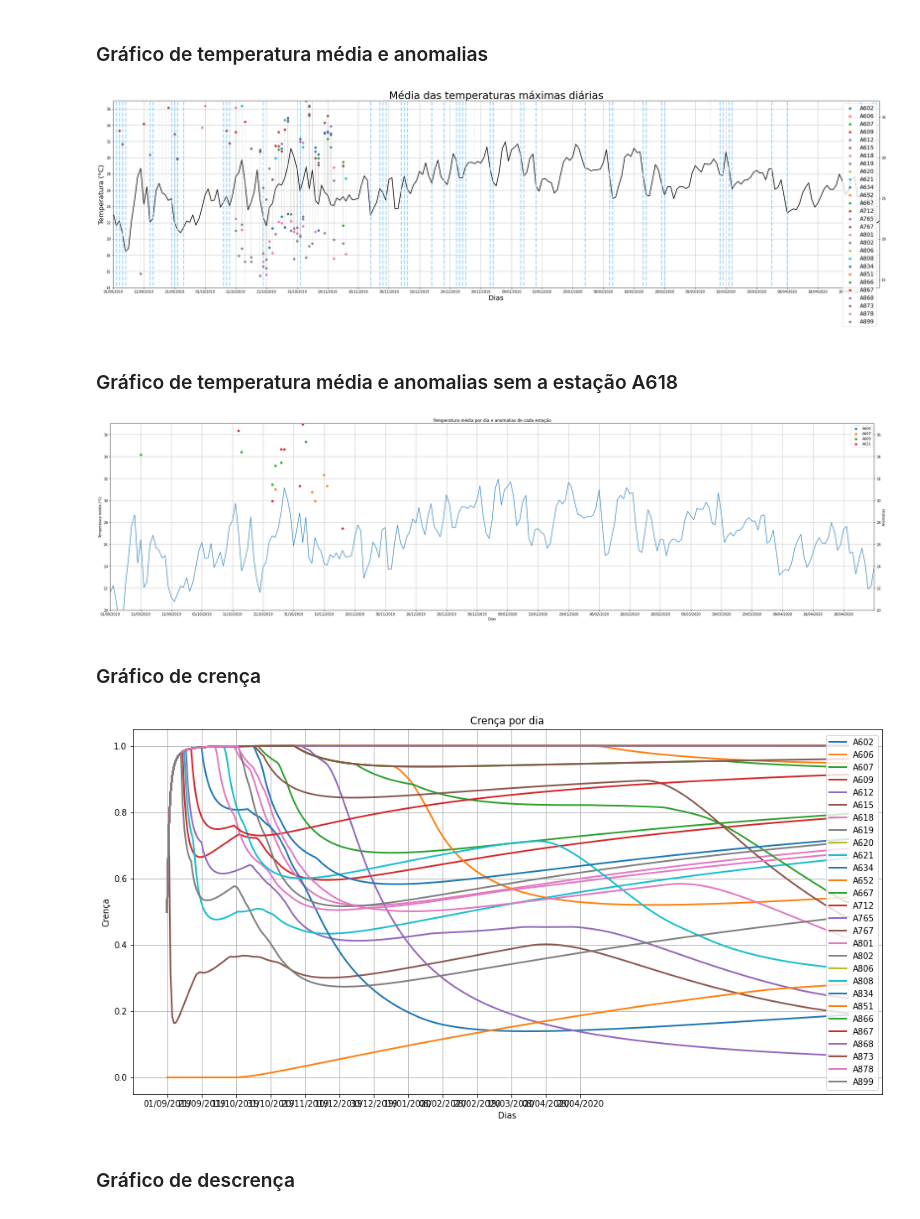
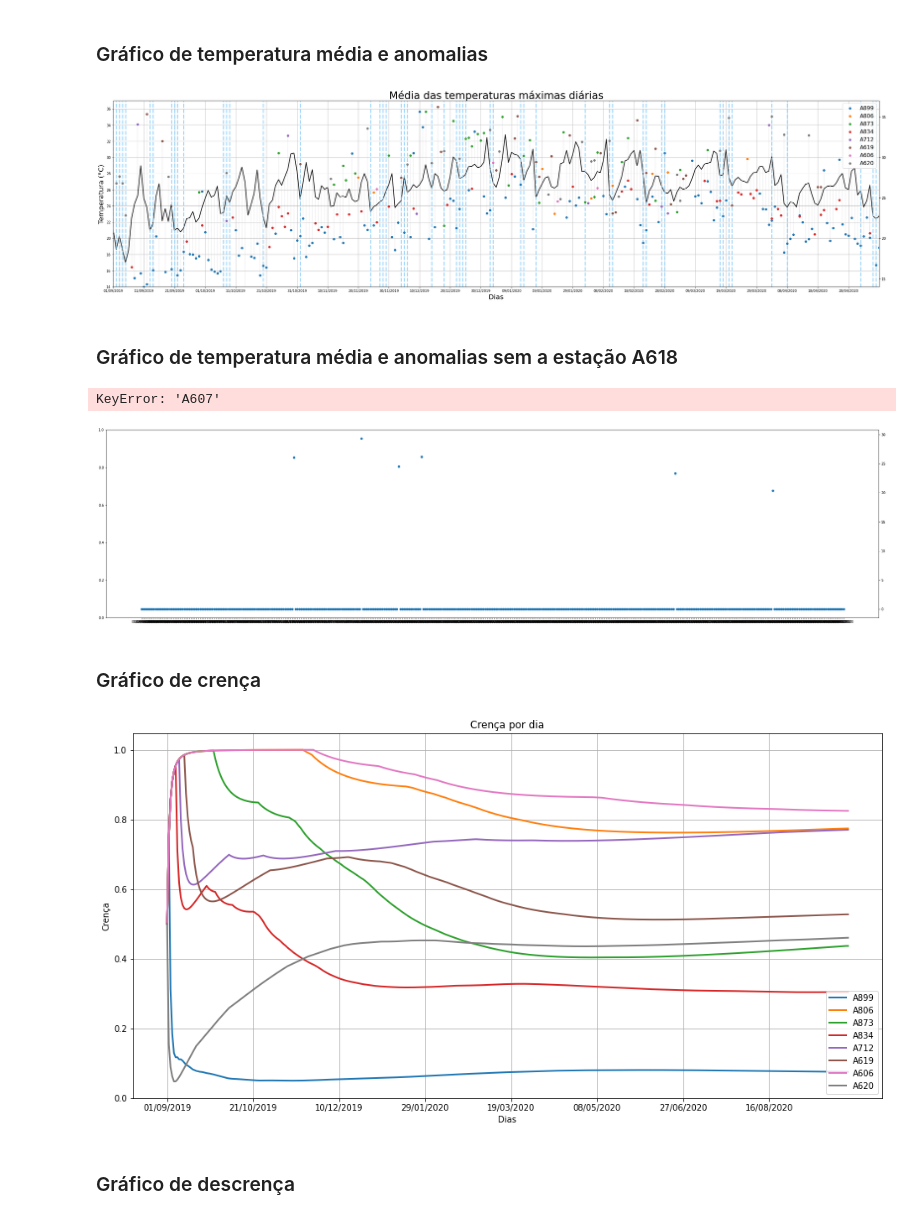
Before and after one commit to asalunai/IoT-trabalho, a Jupyter notebook: graficos - novas estacoes (um so receptor).ipynb, the cells around one changed output. Drawn from its saved outputs; the diff is of its cells as text; code cells hidden in the pictures.

```diff
--- a/graficos - novas estacoes (um so receptor).ipynb
+++ b/graficos - novas estacoes (um so receptor).ipynb
@@ -4,34 +4,7 @@ import pandas as pd
 import numpy as np
 from datetime import datetime, timedelta
 
-labels = ("A602",
-        "A606",
-        "A607",
-        "A609",
-        "A612",
-        "A615",
-        "A618",
-        "A619",
-        "A620",
-        "A621",
-        "A634",
-        "A652",
-        "A667",
-        "A712",
-        "A765",
-        "A767",
-        "A801",
-        "A802",
-        "A806",
-        "A808",
-        "A834",
-        "A851",
-        "A866",
-        "A867",
-        "A868",
-        "A873",
-        "A878",
-        "A899",)
+labels = ('A899','A806','A873','A834','A712','A619','A606','A620')
 first_day = datetime.strptime("2019-09-01", "%Y-%m-%d")
 # %%
 frentes_frias = [datetime.strptime("2019-09-01", "%Y-%m-%d"),
@@ -95,8 +68,8 @@ frentes_frias = [datetime.strptime("2019-09-01", "%Y-%m-%d"),
 # %% [markdown]
 ### Gráfico de temperatura média e anomalias
 # %%
-df_anomalias = pd.read_csv("./dados_csv/anomalia_new.csv", names=labels)
-df_media = pd.read_csv("./dados_csv/media_new.csv",names=["Medias"])
+df_anomalias = pd.read_csv("./dados_csv/anomalia_9est.csv", names=labels)
+df_media = pd.read_csv("./dados_csv/media_9est.csv",names=["Medias"])
 x = tuple(
     (first_day + timedelta(days=i)).strftime("%d/%m/%Y")
     for i in range(len(df_anomalias["A606"]))
@@ -112,40 +85,40 @@ for date in frentes_frias:
     idx = date - first_day
     idx = idx.days
     #print(idx)
     plt.plot([idx, idx], [0, 50], '--', color="lightskyblue", linewidth=3, alpha=.8, zorder=-10)
 
 media_plot.plot(df_media, 'k', linewidth=2, zorder=10)
 
 media_plot.set_ylim(14, 37)
 media_plot.set_xlim(0, 250)
 
 media_plot.set_xlabel("Dias", size=20)
 media_plot.set_ylabel("Temperatura (°C)", size=20)
 media_plot.set_title("Média das temperaturas máximas diárias", size=30)
 media_plot.set_xticks(np.arange(0, 250, 10))
 media_plot.set_yticks(np.arange(14, 37, 2))
 
 #anomalias_plot.set_ylabel("Anomalias")
 anomalias_plot.set_ylim(14, 37)
 anomalias_plot.set_xlim(0, 250)
 anomalias_plot.legend(loc="upper right", prop={'size': 16})
 
 for idx in df_media.index:
     for label in labels:
         if df_anomalias[label].loc[idx]:
             plt.plot([idx, idx], [df_media["Medias"].loc[idx], df_anomalias[label].loc[idx]], 'grey', linestyle='--', linewidth=.3)
 
 
 media_plot.grid(True)
-plt.savefig("dados_csv/novasEstacoes_temperatura.pdf")
+plt.savefig("dados_csv/9est_temperatura.pdf")
 plt.show()
 # %% [output]
-[figure, old version]
+[figure, new version]
 # %% [markdown]
 ### Gráfico de temperatura média e anomalias sem a estação A618
 # %%
-df_anomalias = pd.read_csv("./dados_csv/anomalia_new.csv", names=labels)
-df_media = pd.read_csv("./dados_csv/media_new.csv")
+df_anomalias = pd.read_csv("./dados_csv/anomalia_9est.csv", names=labels)
+df_media = pd.read_csv("./dados_csv/media_9est.csv")
 x = tuple(
     (first_day + timedelta(days=i)).strftime("%d/%m/%Y")
     for i in range(len(df_anomalias["A606"]))
@@ -176,11 +149,12 @@ anomalias_plot.legend()
 media_plot.grid(True)
 plt.show()
 # %% [output]
+KeyError: 'A607'
-[figure, old version]
+[figure, new version]
 # %% [markdown]
 ### Gráfico de crença
 # %%
-df = pd.read_csv("./dados_csv/crenca_new.csv", names=labels)
+df = pd.read_csv("./dados_csv/crenca_9est.csv", names=labels)
 #x = tuple(range(0, len(df["A606"])))
 
 _, ax = plt.subplots(figsize=(16,8))
@@ -201,13 +175,13 @@ ax.legend(loc="lower right")
 ax.grid(True)
 #ax.set_ylim(-.05, 1.05)
 
-ax.set_xticks(np.arange(0, 250, 20))
+ax.set_xticks(np.arange(0, 400, 50))
 
 
-#plt.savefig("dados_csv/novasEstacoes_crenca.pdf")
+#plt.savefig("dados_csv/9est_crenca.pdf")
 plt.show()
 # %% [output]
-[figure, old version]
+[figure, new version]
 # %% [markdown]
 ### Gráfico de descrença
 # %%
```
Also changed, not shown: parts of 3 cells of this notebook, 7 other files.
